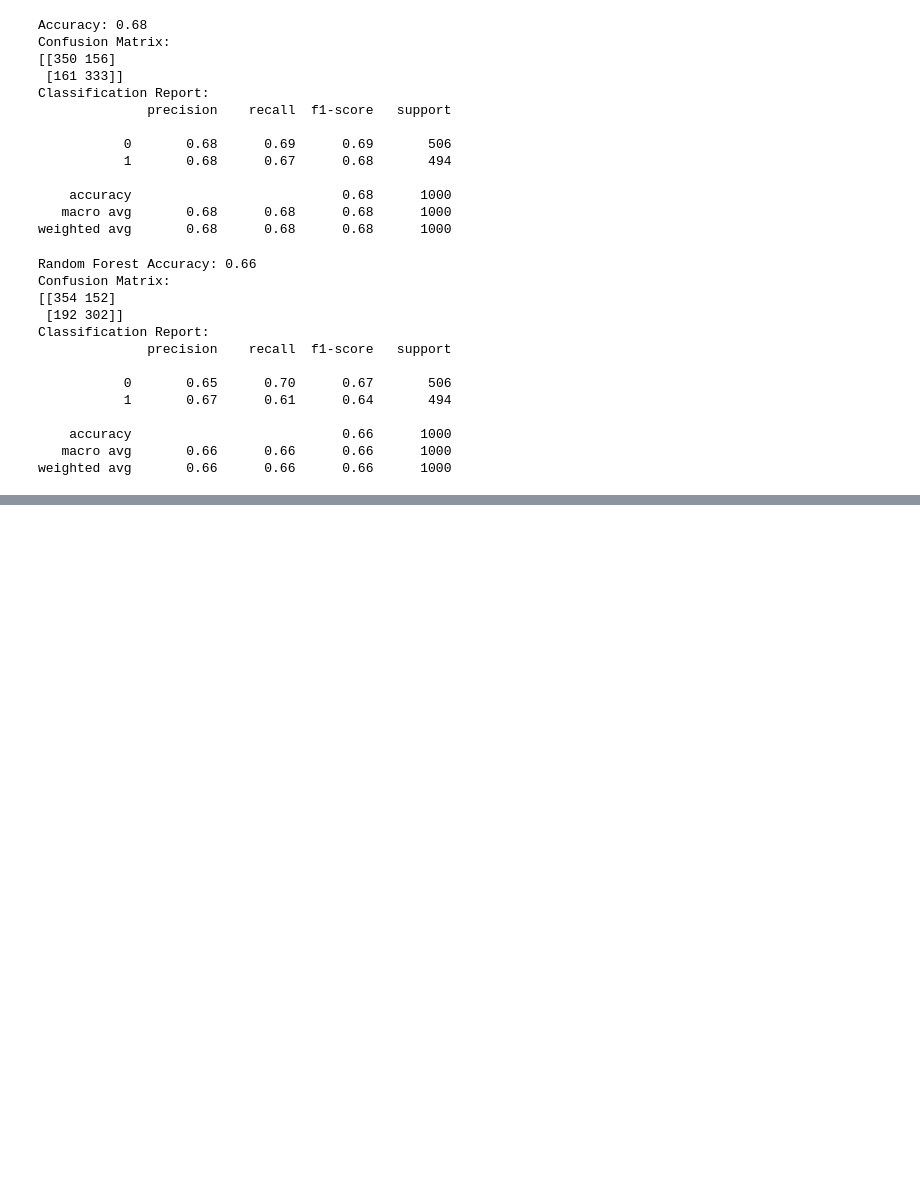
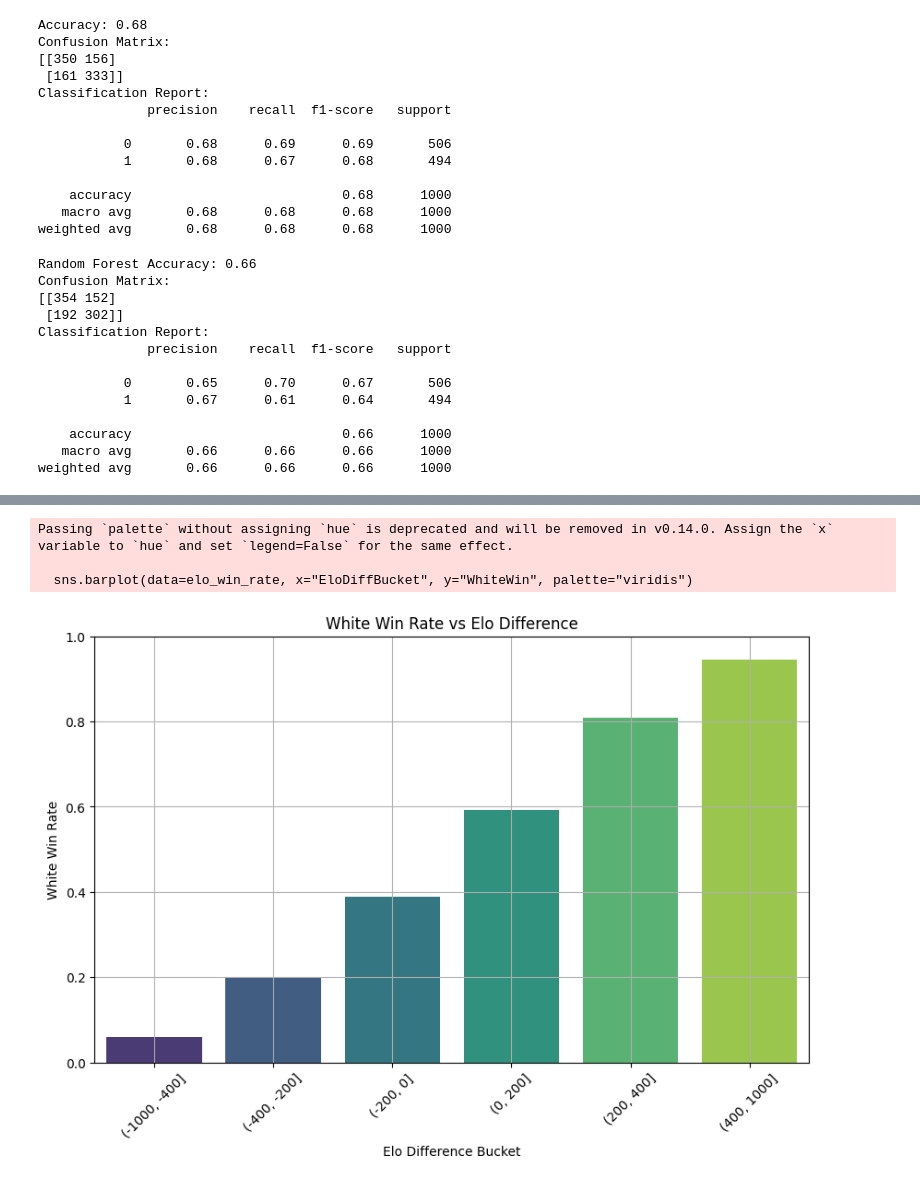
Before and after one commit to Puneetha-S-Shankar/ChessERP_ML, a Jupyter notebook: chess3.ipynb, the cells around one changed output, grey strips where cells are left out. Drawn from its saved outputs; the diff is of its cells as text; code cells hidden in the pictures; blank space fills up the shorter version.

```diff
--- a/chess3.ipynb
+++ b/chess3.ipynb
@@ -296,0 +413,22 @@ weighted avg       0.66      0.66      0.66      1000
+# %%
+# Bucket Elo differences for grouping
+df["EloDiffBucket"] = pd.cut(df["EloDiff"], bins=[-1000, -400, -200, 0, 200, 400, 1000])
+
+# Calculate win rate for each bucket
+elo_win_rate = df.groupby("EloDiffBucket")["WhiteWin"].mean().reset_index()
+
+# Plot
+plt.figure(figsize=(10,6))
+sns.barplot(data=elo_win_rate, x="EloDiffBucket", y="WhiteWin", palette="viridis")
+plt.title("White Win Rate vs Elo Difference")
+plt.ylabel("White Win Rate")
+plt.xlabel("Elo Difference Bucket")
+plt.xticks(rotation=45)
+plt.ylim(0, 1)
+plt.grid(True)
+plt.show()
+# %% [output]
+Passing `palette` without assigning `hue` is deprecated and will be removed in v0.14.0. Assign the `x` variable to `hue` and set `legend=False` for the same effect.
+
+  sns.barplot(data=elo_win_rate, x="EloDiffBucket", y="WhiteWin", palette="viridis")
+[figure, added]
```
Also changed, not shown: parts of 38 cells of this notebook, 2 other files.
